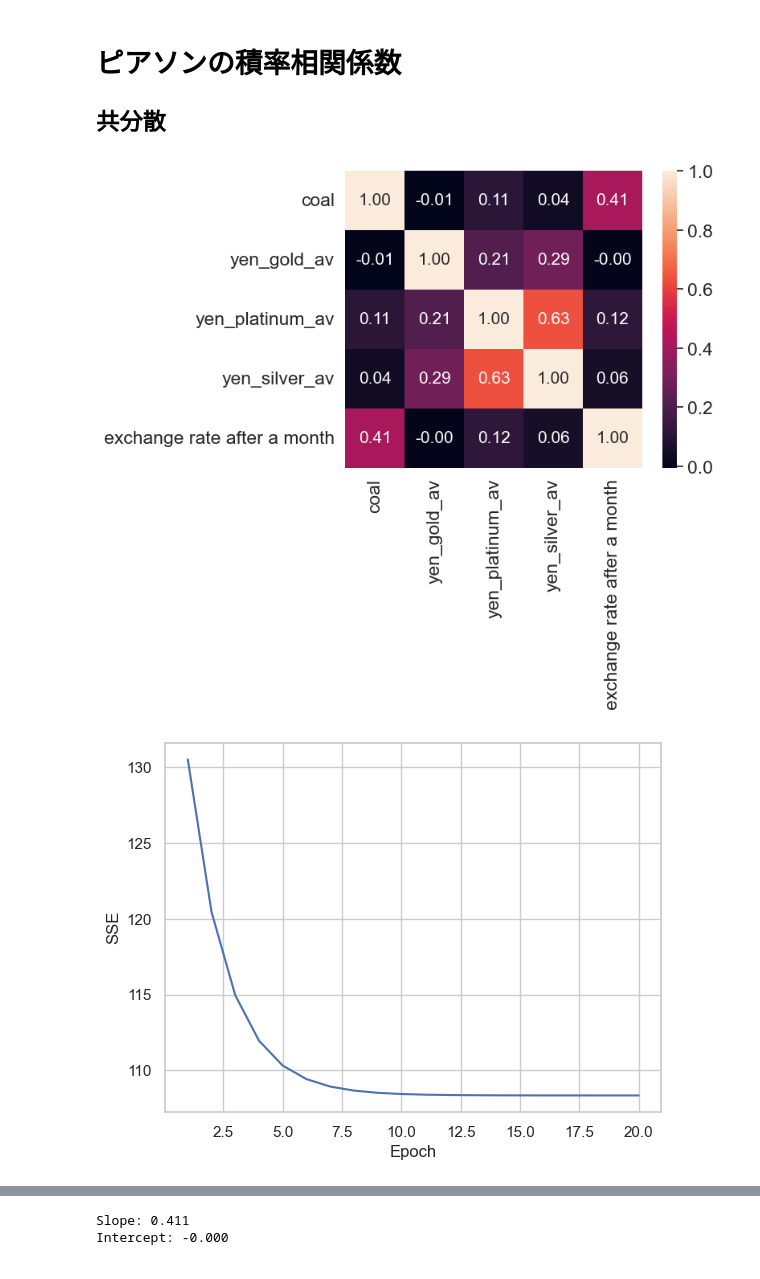
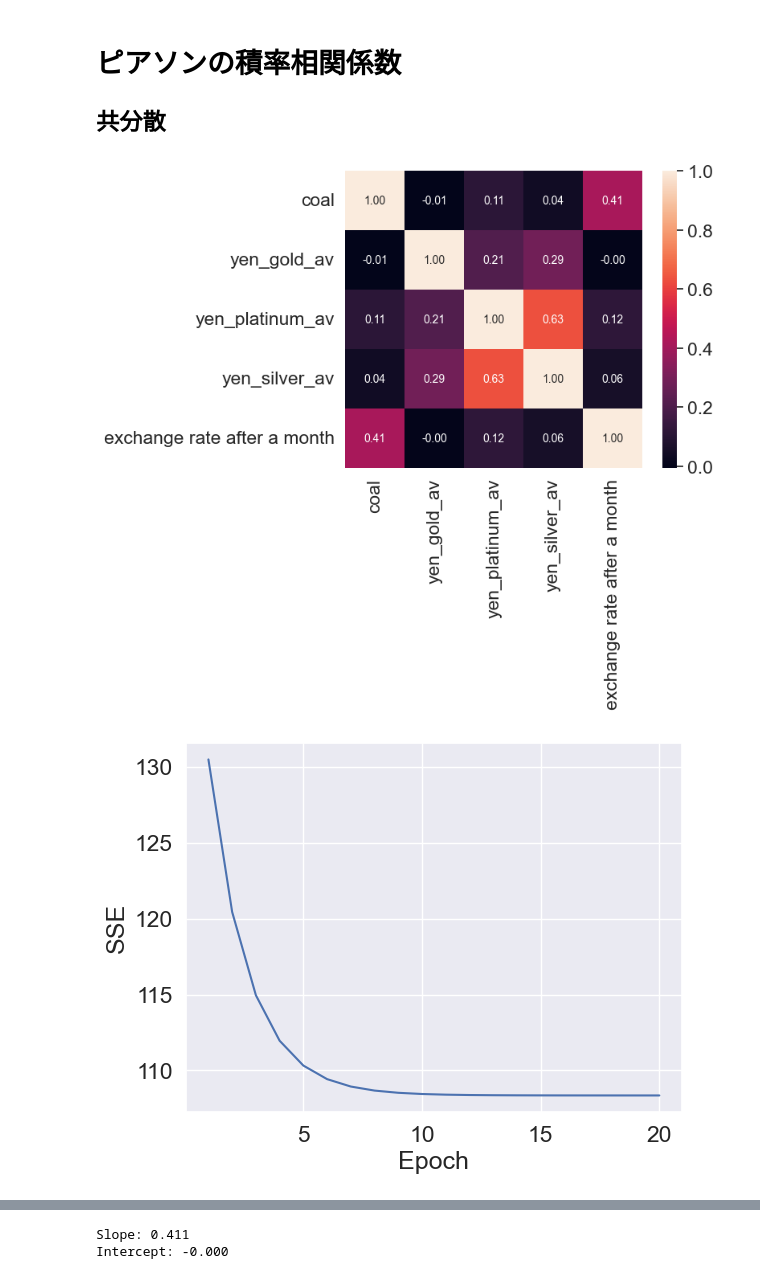
Before and after one commit to nao329/kawase_analyze, a Jupyter notebook: predict.ipynb, the cells around one changed output, grey strips where cells are left out. Cells and saved outputs as stored; diff of their text form; code cells hidden in the pictures.

```diff
--- a/predict.ipynb
+++ b/predict.ipynb
@@ -6,7 +6,7 @@
 - データの分布と外れ値が含まれているか調べる。
 # %%
 import pandas as pd
-df = pd.read_csv('dataset.csv')
+df = pd.read_csv('./dataset/dataset.csv')
 df.columns = ['coal', 'crude oil', 'coal gas', 'liquefied natural gas','yen_gold_av','yen_platinum_av','yen_silver_av','exchange rate after a month']
 df.head()
 # %% [output]
@@ -31,89 +31,62 @@ plt.show()
 # %%
 import numpy as np
 cm = np.corrcoef(df[cols].values.T)
-sns.set(font_scale=1.5)
+#sns.set(font_scale=1.5)
 hm = sns.heatmap(cm,
                  cbar=True,
                  annot=True,
                  square=True,
                  fmt='.2f',
-                 annot_kws={'size': 15},
+                 annot_kws={'size': 10},
                  yticklabels=cols,
                  xticklabels=cols)
 plt.show()
 # %% [output]
-[figure, old version]
+[figure, new version]
 # %%
 class LinearRegressionGD(object):
     def __init__(self,eta=0.001, n_iter=20):
         self.eta=eta
         self.n_iter=n_iter
 
-    def fit(self,XX = df[['LSTAT']].values
-y = df['MEDV'].values
-
-# transform features
-X_log = np.log(X)
-y_sqrt = np.sqrt(y)
-
-# fit features
-X_fit = np.arange(X_log.min()-1, X_log.max()+1, 1)[:, np.newaxis]
-
-regr = regr.fit(X_log, y_sqrt)
-y_lin_fit = regr.predict(X_fit)
-linear_r2 = r2_score(y_sqrt, regr.predict(X_log))
-
-# plot results
-plt.scatter(X_log, y_sqrt, label='training points', color='lightgray')
-
-plt.plot(X_fit, y_lin_fit,
-         label='linear (d=1), $R^2=%.2f$' % linear_r2,
-         color='blue',
-         lw=2)
-
-plt.xlabel('log(% lower status of the population [LSTAT])')
-plt.ylabel('$\sqrt{Price \; in \; \$1000s \; [MEDV]}$')
-plt.legend(loc='lower left')
-
-plt.tight_layout()
-#plt.savefig('images/10_12.png', dpi=300)
-plt.show(),y):
+    def fit(self, X, y):
         self.w_ = np.zeros(1 + X.shape[1])
         self.cost_ = []
+
         for i in range(self.n_iter):
-            output=self.net_input(X)
-            errors=(y-output)
-            self.w_[1:] = self.w_[1:] + self.eta * X.T.dot(errors)
-            self.w_[0] = self.w_[0] +  self.eta * errors.sum()
-            cost = (errors**2).sum()/2.0
+            output = self.net_input(X)
+            errors = (y - output)
+            self.w_[1:] += self.eta * X.T.dot(errors)
+            self.w_[0] += self.eta * errors.sum()
+            cost = (errors**2).sum() / 2.0
             self.cost_.append(cost)
         return self
 
-    def net_input(self,X):
-        return np.dot(X,self.w_[1:]) + self.w_[0]
+    def net_input(self, X):
+        return np.dot(X, self.w_[1:]) + self.w_[0]
 
-    def predict(self,X):
+    def predict(self, X):
         return self.net_input(X)
 
 X = df[['coal']].values
 y = df['exchange rate after a month'].values
 from sklearn.preprocessing import StandardScaler
 sc_x = StandardScaler()
 sc_y = StandardScaler()
 
 X_std = sc_x.fit_transform(X)
 y_std = sc_y.fit_transform(y[:, np.newaxis]).flatten()
 # print(X_std)
 # print(f'{len(y_std)}:{y_std}')
 lr = LinearRegressionGD()
 lr.fit(X_std,y_std)
 
 plt.plot(range(1, lr.n_iter+1),lr.cost_)
 plt.ylabel('SSE')
 plt.xlabel('Epoch')
 plt.show()
 # %% [output]
-[figure, old version]
+[figure, new version]
 # %%
 def lin_regplot(X,y,model):
     plt.scatter(X,y,c='blue')
```
Also changed, not shown: parts of 11 cells of this notebook.
